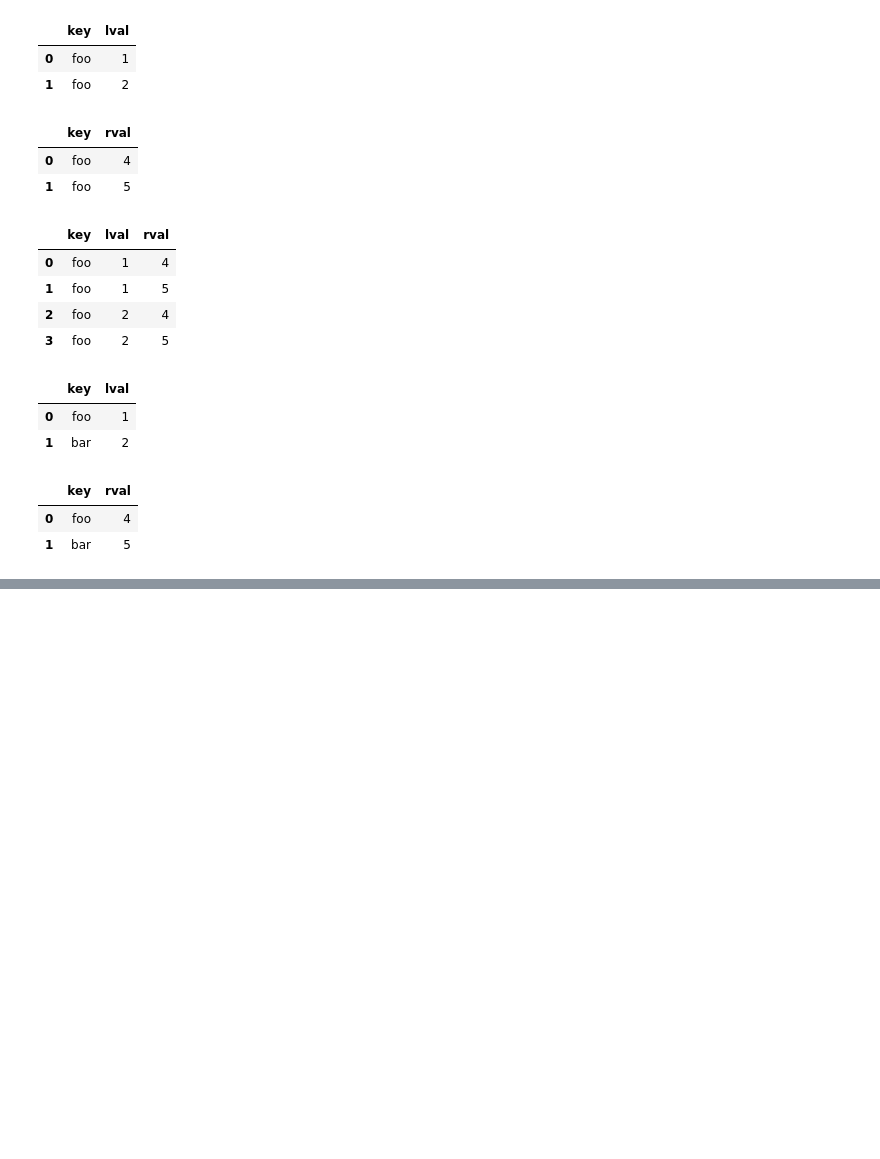
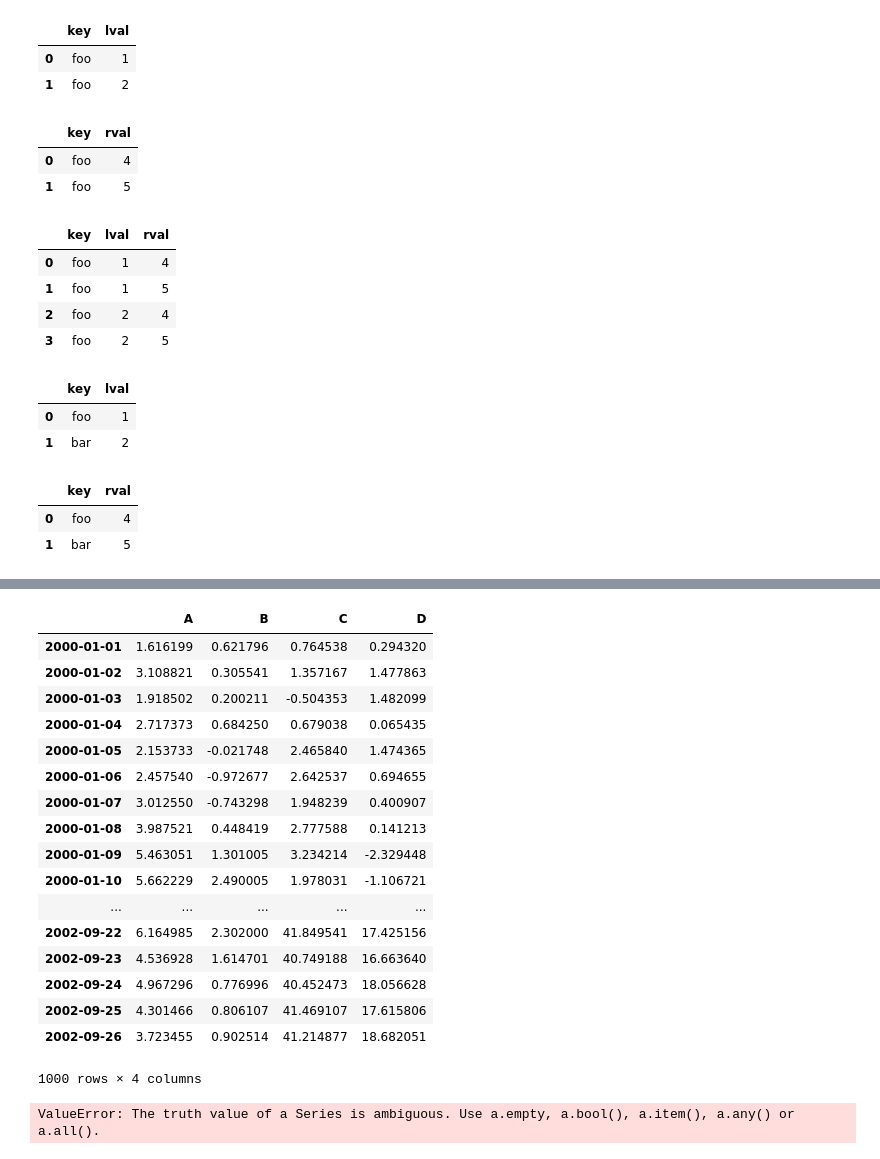
Before and after one commit to jayceazua/ds-1-1, a Jupyter notebook: practice_pandas/ten-minutes-into-pandas.ipynb, the cells around one changed output, grey strips where cells are left out. Cells and saved outputs as stored; diff of their text form; code cells hidden in the pictures; blank space fills up the shorter version.

```diff
--- a/practice_pandas/ten-minutes-into-pandas.ipynb
+++ b/practice_pandas/ten-minutes-into-pandas.ipynb
@@ -593,0 +866,21 @@ df.groupby(['A', 'B']).sum()
+# %%
+pd.read_hdf('foo.h5', 'df')
+# %% [output]
+|  | A | B | C | D |
+| 2000-01-01 | 1.616199 | 0.621796 | 0.764538 | 0.294320 |
+| 2000-01-02 | 3.108821 | 0.305541 | 1.357167 | 1.477863 |
+| 2000-01-03 | 1.918502 | 0.200211 | -0.504353 | 1.482099 |
+| 2000-01-04 | 2.717373 | 0.684250 | 0.679038 | 0.065435 |
+| 2000-01-05 | 2.153733 | -0.021748 | 2.465840 | 1.474365 |
+| 2000-01-06 | 2.457540 | -0.972677 | 2.642537 | 0.694655 |
+| 2000-01-07 | 3.012550 | -0.743298 | 1.948239 | 0.400907 |
+| 2000-01-08 | 3.987521 | 0.448419 | 2.777588 | 0.141213 |
+| 2000-01-09 | 5.463051 | 1.301005 | 3.234214 | -2.329448 |
+| 2000-01-10 | 5.662229 | 2.490005 | 1.978031 | -1.106721 |
+| ... | ... | ... | ... | ... |
+| 2002-09-22 | 6.164985 | 2.302000 | 41.849541 | 17.425156 |
+| 2002-09-23 | 4.536928 | 1.614701 | 40.749188 | 16.663640 |
+| 2002-09-24 | 4.967296 | 0.776996 | 40.452473 | 18.056628 |
+| 2002-09-25 | 4.301466 | 0.806107 | 41.469107 | 17.615806 |
+| 2002-09-26 | 3.723455 | 0.902514 | 41.214877 | 18.682051 |
+1000 rows × 4 columns
@@ -593,0 +889,5 @@ df.groupby(['A', 'B']).sum()
+# %%
+if pd.Series([False, True, False]):
+    print("I was true")
+# %% [output]
+ValueError: The truth value of a Series is ambiguous. Use a.empty, a.bool(), a.item(), a.any() or a.all().
```
Also changed, not shown: parts of 97 cells of this notebook, 3 other files.
